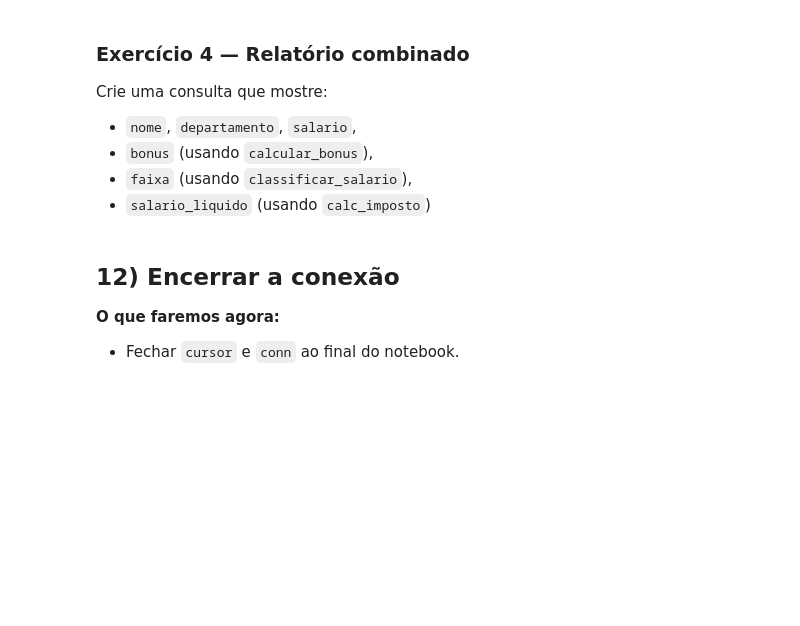
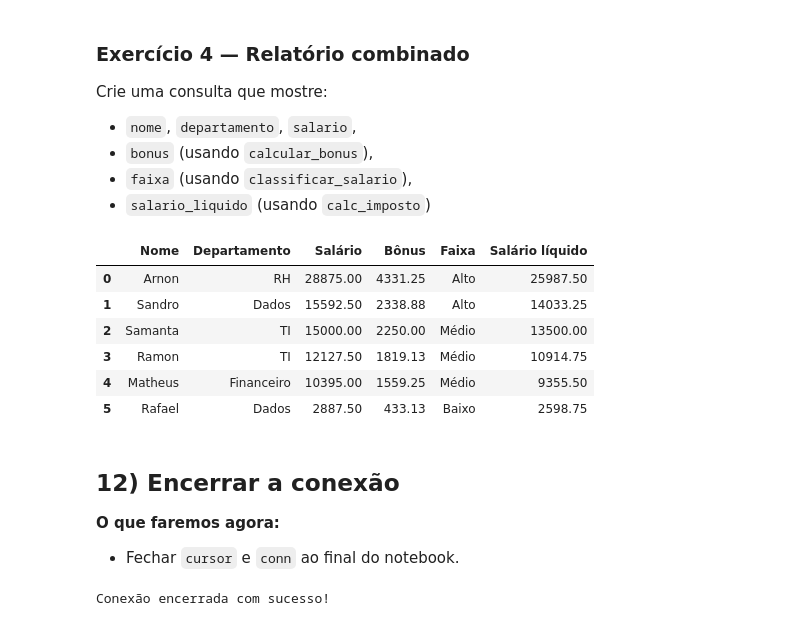
Before and after one commit to jpsantos8/LABD---Atividades, a Jupyter notebook: LABD_aulas/11_Procedures_Functions_Triggers.ipynb, the cells around one changed output. Cells and saved outputs as stored; diff of their text form; code cells hidden in the pictures; blank space fills up the shorter version.

```diff
--- a/LABD_aulas/11_Procedures_Functions_Triggers.ipynb
+++ b/LABD_aulas/11_Procedures_Functions_Triggers.ipynb
@@ -522,8 +543,39 @@ Crie uma consulta que mostre:
 - `bonus` (usando `calcular_bonus`),
 - `faixa` (usando `classificar_salario`),
 - `salario_liquido` (usando `calc_imposto`)
+# %%
+cursor.execute("""
+    SELECT
+        f.nome,
+        d.nome AS departamento,
+        f.salario,
+        calcular_bonus(f.salario) AS bonus,
+        classificar_salario(f.salario) AS faixa,
+        calc_imposto(f.salario) AS salario_liquido
+    FROM funcionarios f
+    LEFT JOIN departamentos d ON d.id = f.dept_id
+    ORDER BY bonus DESC;
+""")
+pd.DataFrame(
+    cursor.fetchall(),
+    columns=['Nome', 'Departamento', 'Salário', 'Bônus', 'Faixa', 'Salário líquido']
+)
+# %% [output]
+|  | Nome | Departamento | Salário | Bônus | Faixa | Salário líquido |
+| 0 | Arnon | RH | 28875.00 | 4331.25 | Alto | 25987.50 |
+| 1 | Sandro | Dados | 15592.50 | 2338.88 | Alto | 14033.25 |
+| 2 | Samanta | TI | 15000.00 | 2250.00 | Médio | 13500.00 |
+| 3 | Ramon | TI | 12127.50 | 1819.13 | Médio | 10914.75 |
+| 4 | Matheus | Financeiro | 10395.00 | 1559.25 | Médio | 9355.50 |
+| 5 | Rafael | Dados | 2887.50 | 433.13 | Baixo | 2598.75 |
 # %% [markdown]
 
 ## 12) Encerrar a conexão
 **O que faremos agora:**
 - Fechar `cursor` e `conn` ao final do notebook.
+# %%
+cursor.close()
+conn.close()
+print("Conexão encerrada com sucesso!")
+# %% [output]
+Conexão encerrada com sucesso!
```
Also changed, not shown: parts of 7 cells of this notebook.
